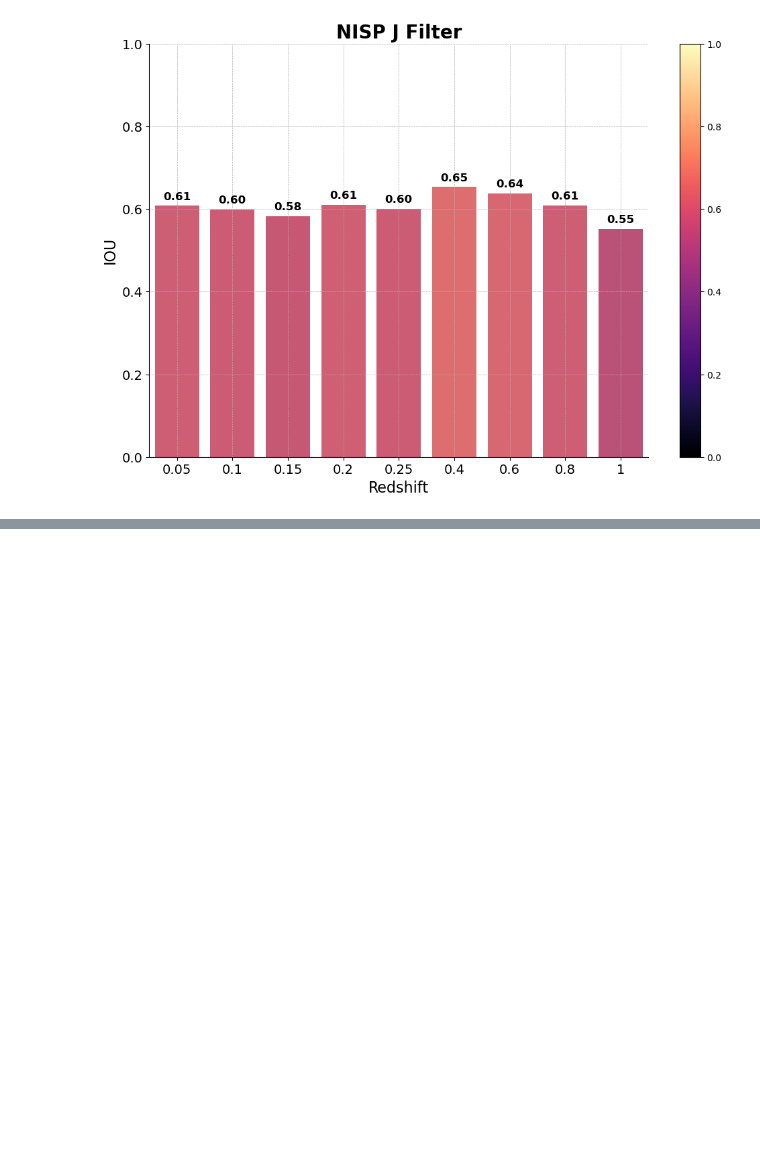
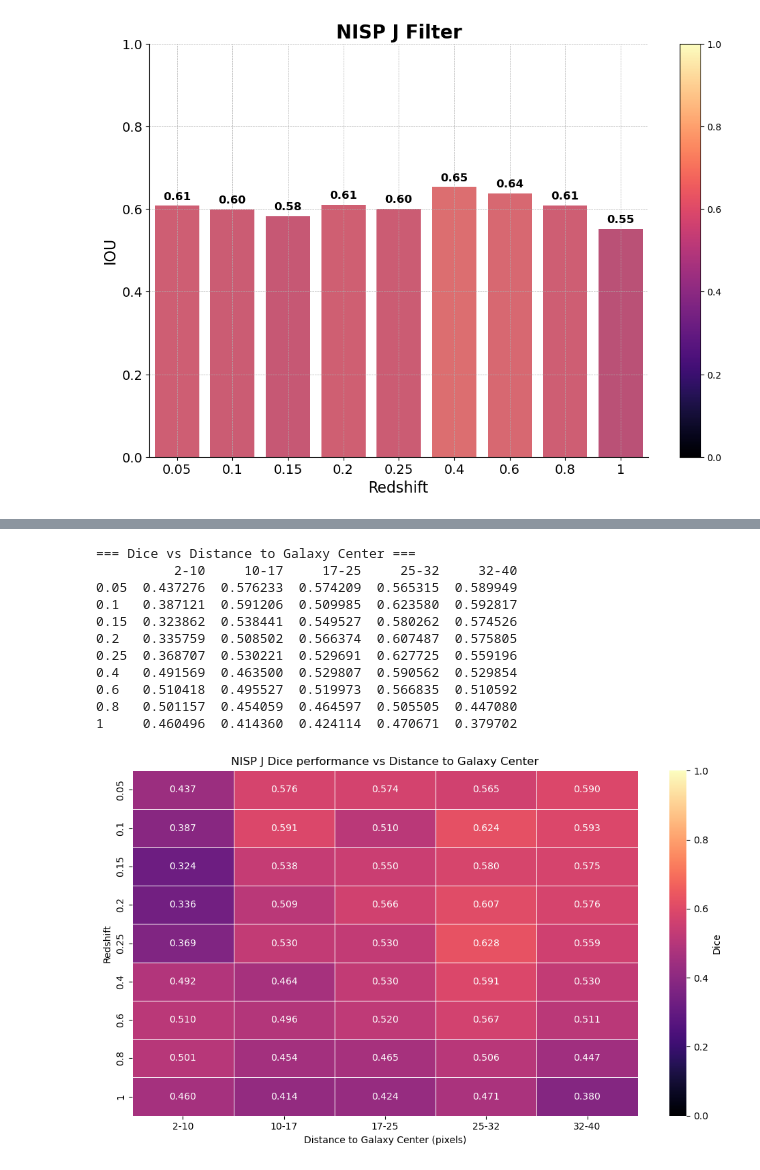
Before and after one commit to dariodltg/tidal-tails-segmentation, a Jupyter notebook: redshift/segmentation_training/v13_log/Evaluation_heatmap_NISP_J_v13_log_no_aug_pad.ipynb, the cells around one changed output, grey strips where cells are left out. Cells and saved outputs as stored; diff of their text form; code cells hidden in the pictures; blank space fills up the shorter version.

```diff
--- a/redshift/segmentation_training/v13_log/Evaluation_heatmap_NISP_J_v13_log_no_aug_pad.ipynb
+++ b/redshift/segmentation_training/v13_log/Evaluation_heatmap_NISP_J_v13_log_no_aug_pad.ipynb
@@ -87,4 +88,12 @@ def get_mag_stream_percentage(galaxy_number):
     return mag_stream_percentage_rounded_up
+# %%
+def get_distance_to_galaxy_center(galaxy_number):
+    path_catalogs_folder = "../../dataset_generation/catalogs_for_checking"
+    path_catalog = os.path.join(path_catalogs_folder, "stream_characteristics_"+str(galaxy_number)+".txt")
+    df = pd.read_csv(path_catalog, delimiter=r"\s+", engine="python")
+    distance_to_galaxy_center = df.iloc[1,14]
+    #print("RR_STREAM: " + str(distance_to_galaxy_center))
+    return distance_to_galaxy_center
 # %%
 class MyDataset(Dataset):
     """
@@ -109,7 +118,7 @@ class MyDataset(Dataset):
         numero_galaxia = get_galaxy_number(self.galaxias_con_colas_de_marea[index])
         magnitud_galaxia = get_galaxy_magnitude(self.galaxias_con_colas_de_marea[index])
         mag_stream_percentage = get_mag_stream_percentage(numero_galaxia)
-
+        distance_to_galaxy_center = get_distance_to_galaxy_center(numero_galaxia)
         y = np.array(cv2.imread(hiperparametros['ruta_mascaras']+str(numero_galaxia)+"_"+str(magnitud_galaxia)+".png",0)).astype(np.float32)
         #x = normalize_01(x)
         x_tensor_visualizar = copy.deepcopy(x)
@@ -130,7 +139,7 @@ class MyDataset(Dataset):
 
         #Hacemos reshape de los tensores
         y_tensor=torch.unsqueeze(y_tensor, dim=0)
-        return x_tensor, y_tensor, ruta, magnitud_real, x_tensor_visualizar, mag_stream_percentage
+        return x_tensor, y_tensor, ruta, magnitud_real, x_tensor_visualizar, mag_stream_percentage, distance_to_galaxy_center
 
     def __len__(self):
         """
@@ -497,3 +793,48 @@ plt.show()
 0.8   0.352310  0.508635  0.660873  0.738721  0.728509
 1     0.361299  0.440924  0.569883  0.691436  0.659837
 [figure]
+# %%
+matrix_data_dice_distance = {
+    redshift: {key: np.nanmean(values) for key, values in subdict.items()}
+    for redshift, subdict in dice_results_redshift_with_distance.items()
+}
+
+matrix_for_df_distance = []
+for redshift in labels_redshift:
+    row = []
+    for distance_label in distance_labels:
+        if redshift in matrix_data_dice_distance and distance_label in matrix_data_dice_distance[redshift]:
+            row.append(matrix_data_dice_distance[redshift][distance_label])
+        else:
+            row.append(np.nan)
+    matrix_for_df_distance.append(row)
+
+df_distance = pd.DataFrame(matrix_for_df_distance,
+                          index=labels_redshift,
+                          columns=distance_labels)
+
+print("\n=== Dice vs Distance to Galaxy Center ===")
+print(df_distance)
+
+plt.figure(figsize=(10, 6))
+sns.heatmap(df_distance, annot=True, fmt=".3f", cmap="magma",
+           linewidths=0.5, cbar_kws={'label': 'Dice'},
+           vmin=0, vmax=1.0)
+plt.xlabel('Distance to Galaxy Center (pixels)')
+plt.ylabel('Redshift')
+plt.title("NISP J Dice performance vs Distance to Galaxy Center")
+plt.tight_layout()
+plt.show()
+# %% [output]
+=== Dice vs Distance to Galaxy Center ===
+          2-10     10-17     17-25     25-32     32-40
+0.05  0.437276  0.576233  0.574209  0.565315  0.589949
+0.1   0.387121  0.591206  0.509985  0.623580  0.592817
+0.15  0.323862  0.538441  0.549527  0.580262  0.574526
+0.2   0.335759  0.508502  0.566374  0.607487  0.575805
+0.25  0.368707  0.530221  0.529691  0.627725  0.559196
+0.4   0.491569  0.463500  0.529807  0.590562  0.529854
+0.6   0.510418  0.495527  0.519973  0.566835  0.510592
+0.8   0.501157  0.454059  0.464597  0.505505  0.447080
+1     0.460496  0.414360  0.424114  0.470671  0.379702
+[figure, added]
```
Also changed, not shown: parts of 11 cells of this notebook, 3 other files.
